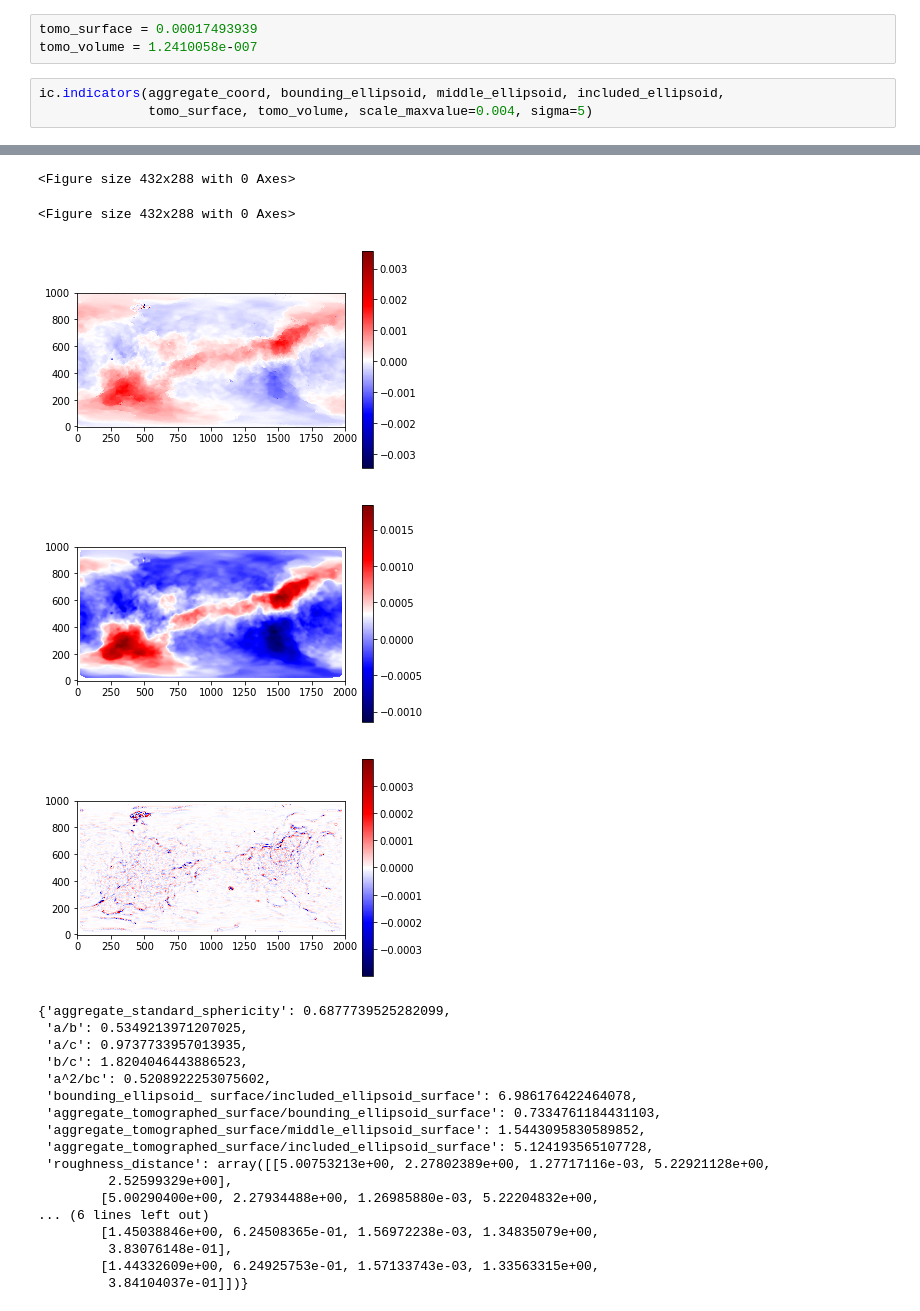
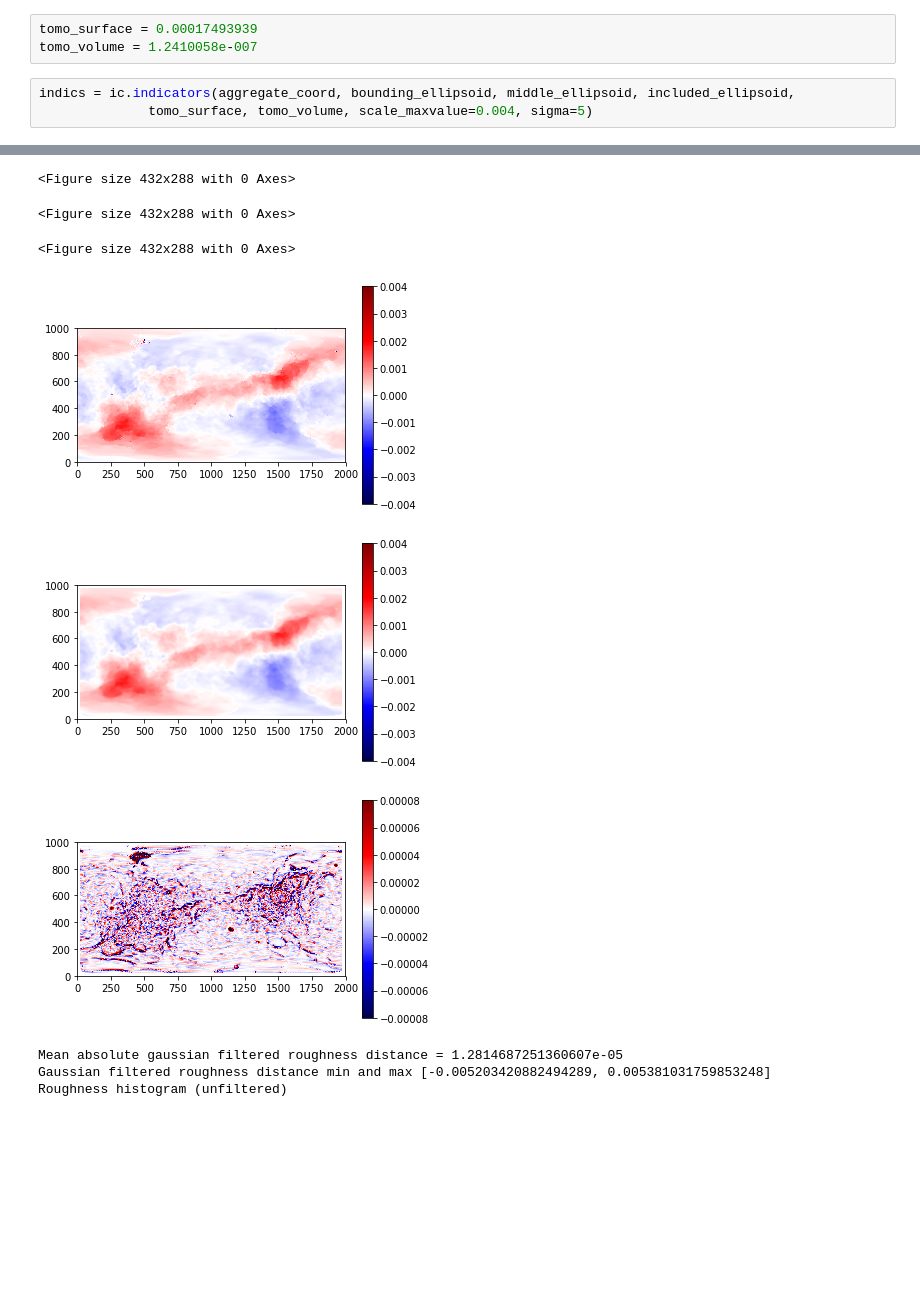
Before and after one commit to D-FS/Cuttings, a Jupyter notebook: MO1_Agg3.ipynb, the cells around one changed output, grey strips where cells are left out. Saved outputs shown, nothing was run; the diff lists cells and outputs as text; blank space fills up the shorter version.

Commit message:
13.06.2019_Update: Roughness Map
indicators_calculation.py and plot.py updated
Notebooks updated

```diff
--- a/MO1_Agg3.ipynb
+++ b/MO1_Agg3.ipynb
@@ -113,7 +113,7 @@ distance = ic.roughness_distance(aggregate_coord, middle_ellipsoid)
 tomo_surface = 0.00017493939
 tomo_volume = 1.2410058e-007
 # %%
-ic.indicators(aggregate_coord, bounding_ellipsoid, middle_ellipsoid, included_ellipsoid,
+indics = ic.indicators(aggregate_coord, bounding_ellipsoid, middle_ellipsoid, included_ellipsoid,
               tomo_surface, tomo_volume, scale_maxvalue=0.004, sigma=5)
 # %% [output]
 Aggregate standard sphericity =  0.6877739525282099
@@ -138,23 +132,10 @@ distance -0.0017650393729036792 0.0018932355419627885
 <Figure size 432x288 with 0 Axes>
 <Figure size 432x288 with 0 Axes>
+<Figure size 432x288 with 0 Axes>
-[figure, old version]
+[figure, new version]
-[figure, old version]
+[figure, new version]
-[figure, old version]
+[figure, new version]
-{'aggregate_standard_sphericity': 0.6877739525282099,
- 'a/b': 0.5349213971207025,
- 'a/c': 0.9737733957013935,
- 'b/c': 1.8204046443886523,
- 'a^2/bc': 0.5208922253075602,
- 'bounding_ellipsoid_ surface/included_ellipsoid_surface': 6.986176422464078,
- 'aggregate_tomographed_surface/bounding_ellipsoid_surface': 0.7334761184431103,
- 'aggregate_tomographed_surface/middle_ellipsoid_surface': 1.5443095830589852,
- 'aggregate_tomographed_surface/included_ellipsoid_surface': 5.124193565107728,
- 'roughness_distance': array([[5.00753213e+00, 2.27802389e+00, 1.27717116e-03, 5.22921128e+00,
-         2.52599329e+00],
-        [5.00290400e+00, 2.27934488e+00, 1.26985880e-03, 5.22204832e+00,
-... (6 lines left out)
-        [1.45038846e+00, 6.24508365e-01, 1.56972238e-03, 1.34835079e+00,
-         3.83076148e-01],
-        [1.44332609e+00, 6.24925753e-01, 1.57133743e-03, 1.33563315e+00,
-         3.84104037e-01]])}
+Mean absolute gaussian filtered roughness distance = 1.2814687251360607e-05
+Gaussian filtered roughness distance min and max [-0.005203420882494289, 0.005381031759853248]
+Roughness histogram (unfiltered)
 [figure]
```
Also changed, not shown: parts of 6 cells of this notebook, 4 other files.
